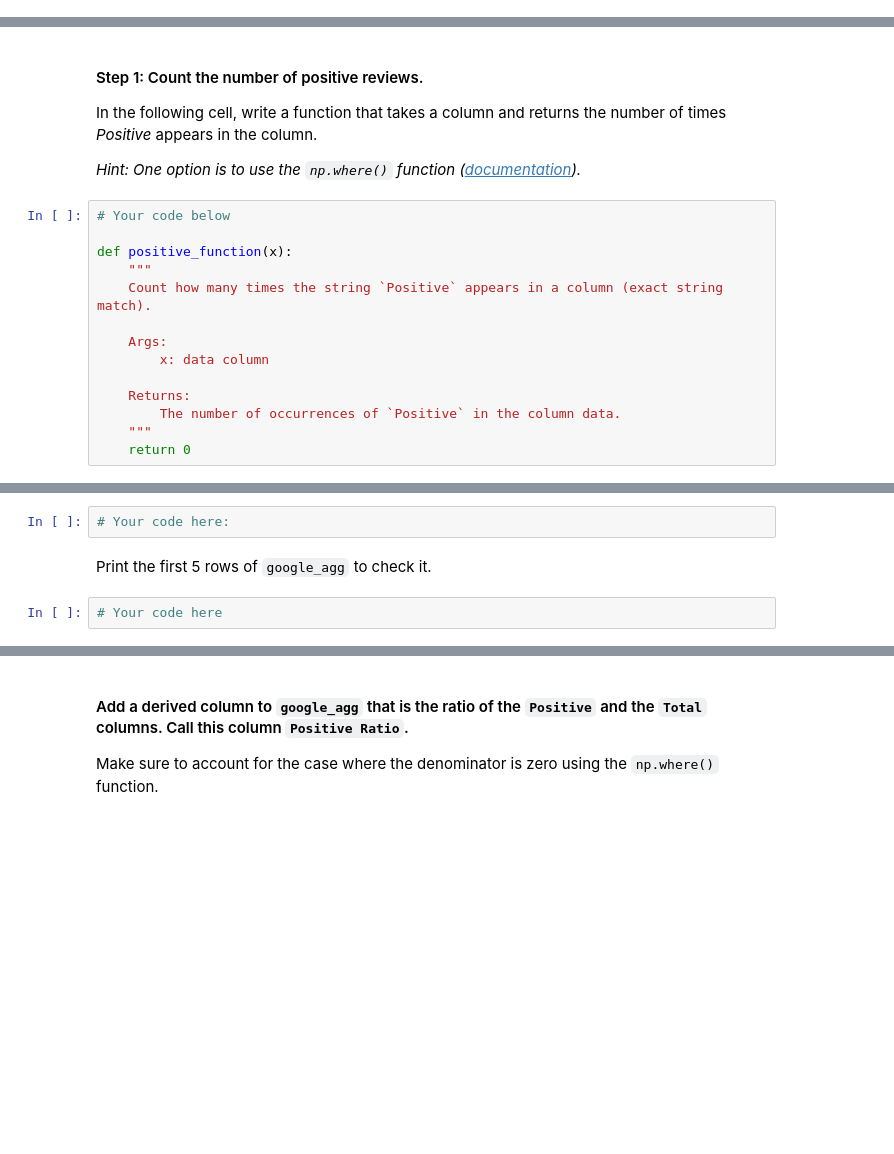
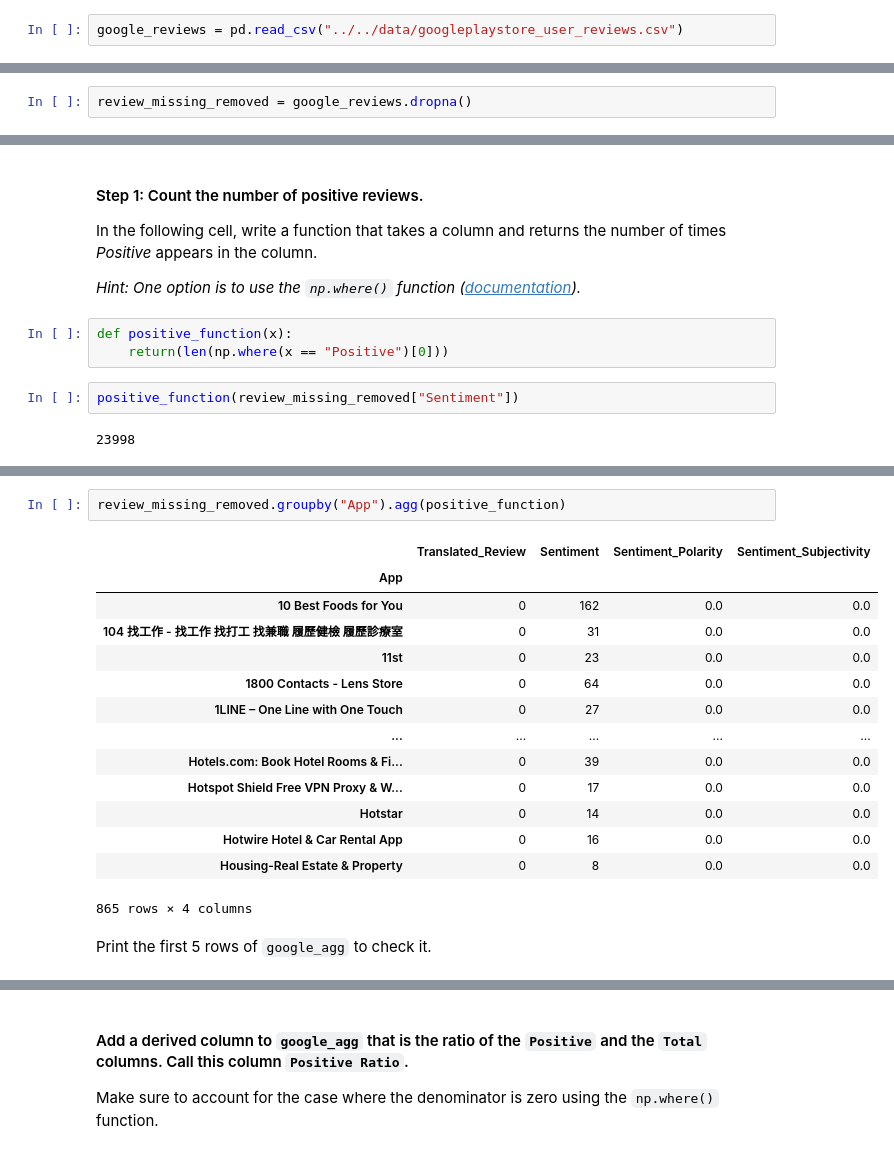
Before and after one commit to ta-datapt-bcn/lab-supervised-learning-feature-extraction, a Jupyter notebook: your-code/notebooks/main.ipynb, the cells around one changed output, grey strips where cells are left out. Cells and saved outputs as stored; diff of their text form; blank space fills up the shorter version.

```diff
--- a/your-code/notebooks/main.ipynb
+++ b/your-code/notebooks/main.ipynb
@@ -197,3 +347,5 @@ Load the second dataset to the variable `google_reviews`. The data is in the fil
+# %%
+google_reviews = pd.read_csv("../../data/googleplaystore_user_reviews.csv")
 # %% [markdown]
 #### This dataset contains the top 100 reviews for each app.
 
@@ -217,2 +374,4 @@ In the next cell, drop all rows with missing data using the `dropna()` function
+# %%
+review_missing_removed = google_reviews.dropna()
 # %% [markdown]
 #### Now, use the `value_counts()` function ([documentation](https://pandas.pydata.org/pandas-docs/stable/generated/pandas.Series.value_counts.html)) to get a sense on how many apps are in this dataset and their review counts.
@@ -232,20 +408,13 @@ In the next cell, drop all rows with missing data using the `dropna()` function
 In the following cell, write a function that takes a column and returns the number of times *Positive* appears in the column.
 
 *Hint: One option is to use the `np.where()` function ([documentation](https://docs.scipy.org/doc/numpy-1.13.0/reference/generated/numpy.where.html)).*
-# %%
-# Your code below
-
-def positive_function(x):
-    """
-    Count how many times the string `Positive` appears in a column (exact string match).
-
-    Args:
-        x: data column
-
-    Returns:
-        The number of occurrences of `Positive` in the column data.
-    """
-    return 0
+# %%
+def positive_function(x):
+    return(len(np.where(x == "Positive")[0]))
+# %%
+positive_function(review_missing_removed["Sentiment"])
+# %% [output]
+23998
 # %% [markdown]
 #### Step 2: Create a new dataframe to contain the `App` name, the number of positive reviews, and the total number of reviews of each app
 
@@ -260,9 +429,22 @@ When you obtain `google_agg`, check its values to make sure it has an `App` colu
 #### Bonus:
 
 As of Pandas v0.23.4, you may opt to supply an array or an object to `agg()`. If you use the array param, you'll need to rename the columns so that their names are `Positive` and `Total`. Using the object param will allow you to create the aggregated columns with the desirable names without renaming them. However, you will probably encounter a warning indicating supplying an object to `agg()` will become outdated. It's up to you which way you will use. Try both ways out. Any way is fine as long as it works.
-# %%
-# Your code here:
+# %%
+review_missing_removed.groupby("App").agg(positive_function)
+# %% [output]
+|  | Translated_Review | Sentiment | Sentiment_Polarity | Sentiment_Subjectivity |
+| App |  |  |  |  |
+| 10 Best Foods for You | 0 | 162 | 0.0 | 0.0 |
+| 104 找工作 - 找工作 找打工 找兼職 履歷健檢 履歷診療室 | 0 | 31 | 0.0 | 0.0 |
+| 11st | 0 | 23 | 0.0 | 0.0 |
+| 1800 Contacts - Lens Store | 0 | 64 | 0.0 | 0.0 |
+| 1LINE – One Line with One Touch | 0 | 27 | 0.0 | 0.0 |
+| ... | ... | ... | ... | ... |
+| Hotels.com: Book Hotel Rooms & Fi... | 0 | 39 | 0.0 | 0.0 |
+| Hotspot Shield Free VPN Proxy & W... | 0 | 17 | 0.0 | 0.0 |
+| Hotstar | 0 | 14 | 0.0 | 0.0 |
+| Hotwire Hotel & Car Rental App | 0 | 16 | 0.0 | 0.0 |
+| Housing-Real Estate & Property | 0 | 8 | 0.0 | 0.0 |
+865 rows × 4 columns
 # %% [markdown]
 Print the first 5 rows of `google_agg` to check it.
-# %%
-# Your code here
```
Also changed, not shown: parts of 67 cells of this notebook, 1 other file.
